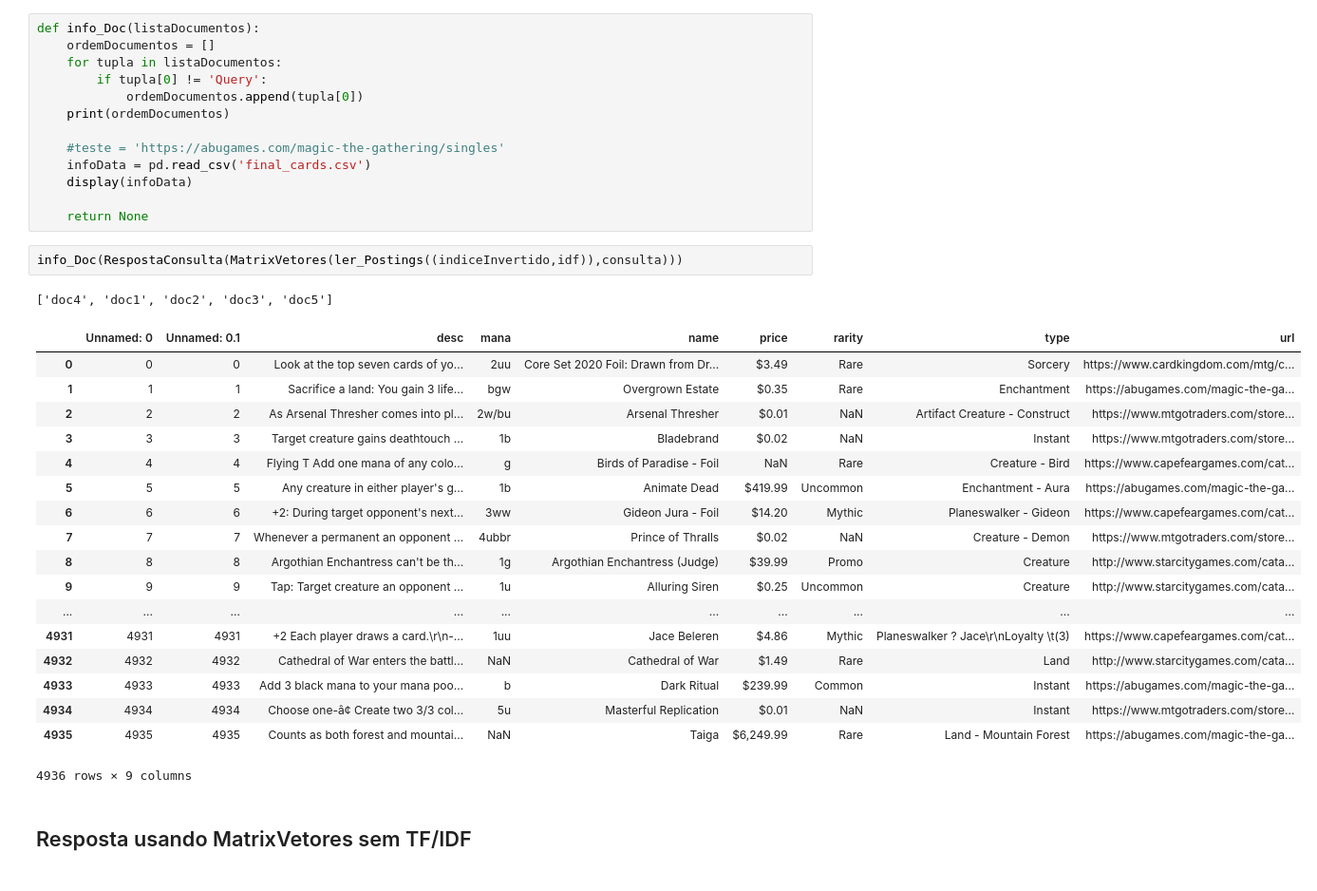
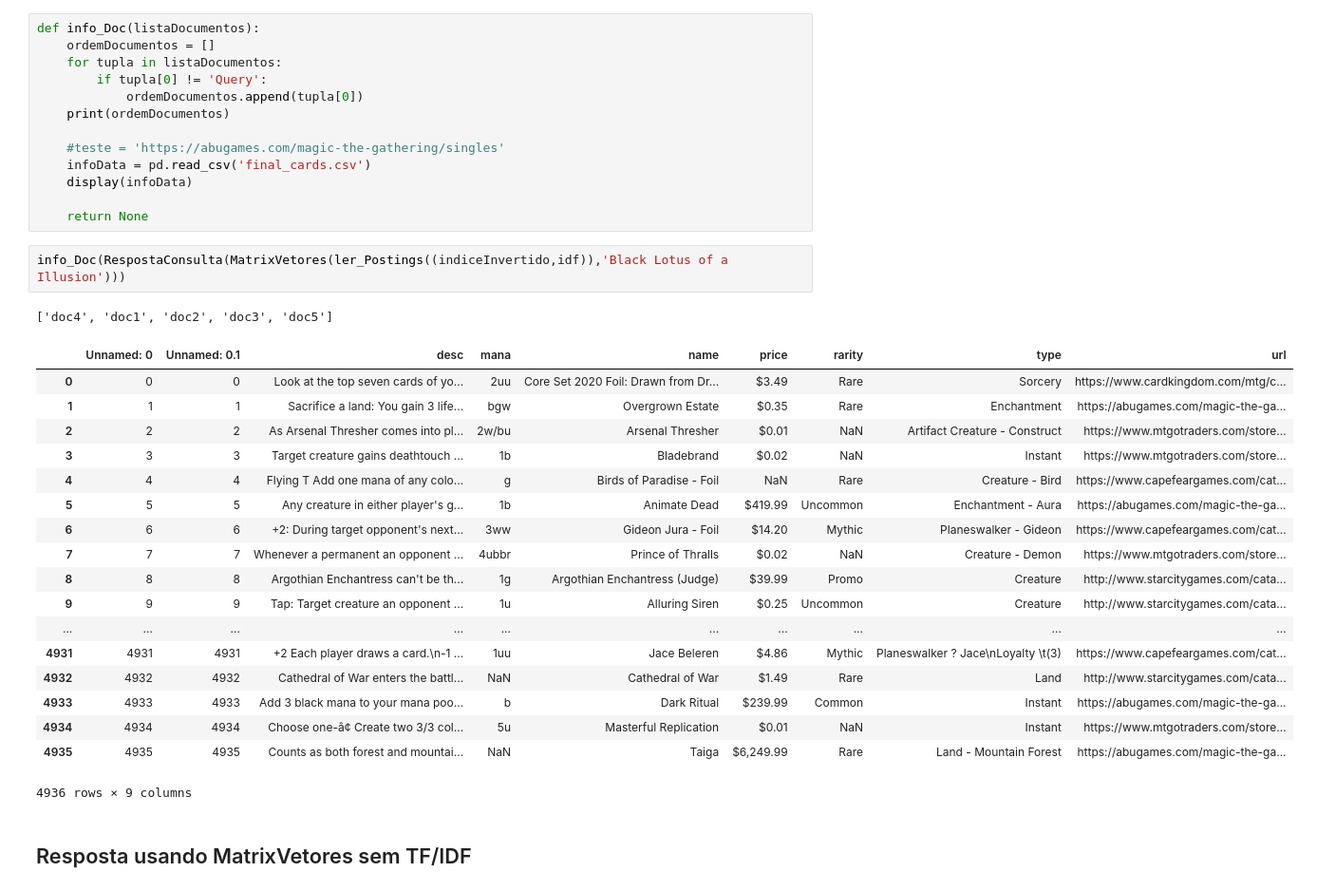
Before and after one commit to Jcss3/Projeto-1__RI, a Jupyter notebook: Processamento Consulta.ipynb, the cells around one changed output. Shown at 95% size. Cells and saved outputs as stored; diff of their text form.

```diff
--- a/Processamento Consulta.ipynb
+++ b/Processamento Consulta.ipynb
@@ -305,21 +293,21 @@ def info_Doc(listaDocumentos):
 
     return None
 # %%
-info_Doc(RespostaConsulta(MatrixVetores(ler_Postings((indiceInvertido,idf)),consulta)))
+info_Doc(RespostaConsulta(MatrixVetores(ler_Postings((indiceInvertido,idf)),'Black Lotus of a Illusion')))
 # %% [output]
 ['doc4', 'doc1', 'doc2', 'doc3', 'doc5']
 |  | Unnamed: 0 | Unnamed: 0.1 | desc | mana | name | price | rarity | type | url |
 | 0 | 0 | 0 | Look at the top seven cards of yo... | 2uu | Core Set 2020 Foil: Drawn from Dr... | $3.49 | Rare | Sorcery | https://www.cardkingdom.com/mtg/c... |
 | 1 | 1 | 1 | Sacrifice a land: You gain 3 life... | bgw | Overgrown Estate | $0.35 | Rare | Enchantment | https://abugames.com/magic-the-ga... |
 | 2 | 2 | 2 | As Arsenal Thresher comes into pl... | 2w/bu | Arsenal Thresher | $0.01 | NaN | Artifact Creature - Construct | https://www.mtgotraders.com/store... |
 | 3 | 3 | 3 | Target creature gains deathtouch ... | 1b | Bladebrand | $0.02 | NaN | Instant | https://www.mtgotraders.com/store... |
 | 4 | 4 | 4 | Flying T Add one mana of any colo... | g | Birds of Paradise - Foil | NaN | Rare | Creature - Bird | https://www.capefeargames.com/cat... |
 | 5 | 5 | 5 | Any creature in either player's g... | 1b | Animate Dead | $419.99 | Uncommon | Enchantment - Aura | https://abugames.com/magic-the-ga... |
 | 6 | 6 | 6 | +2: During target opponent's next... | 3ww | Gideon Jura - Foil | $14.20 | Mythic | Planeswalker - Gideon | https://www.capefeargames.com/cat... |
 | 7 | 7 | 7 | Whenever a permanent an opponent ... | 4ubbr | Prince of Thralls | $0.02 | NaN | Creature - Demon | https://www.mtgotraders.com/store... |
 | 8 | 8 | 8 | Argothian Enchantress can't be th... | 1g | Argothian Enchantress (Judge) | $39.99 | Promo | Creature | http://www.starcitygames.com/cata... |
 | 9 | 9 | 9 | Tap: Target creature an opponent ... | 1u | Alluring Siren | $0.25 | Uncommon | Creature | http://www.starcitygames.com/cata... |
 | ... | ... | ... | ... | ... | ... | ... | ... | ... | ... |
-| 4931 | 4931 | 4931 | +2 Each player draws a card.\r\n-... | 1uu | Jace Beleren | $4.86 | Mythic | Planeswalker ? Jace\r\nLoyalty \t(3) | https://www.capefeargames.com/cat... |
+| 4931 | 4931 | 4931 | +2 Each player draws a card.\n-1 ... | 1uu | Jace Beleren | $4.86 | Mythic | Planeswalker ? Jace\nLoyalty \t(3) | https://www.capefeargames.com/cat... |
 | 4932 | 4932 | 4932 | Cathedral of War enters the battl... | NaN | Cathedral of War | $1.49 | Rare | Land | http://www.starcitygames.com/cata... |
 | 4933 | 4933 | 4933 | Add 3 black mana to your mana poo... | b | Dark Ritual | $239.99 | Common | Instant | https://abugames.com/magic-the-ga... |
```
Also changed, not shown: parts of 42 cells of this notebook.
